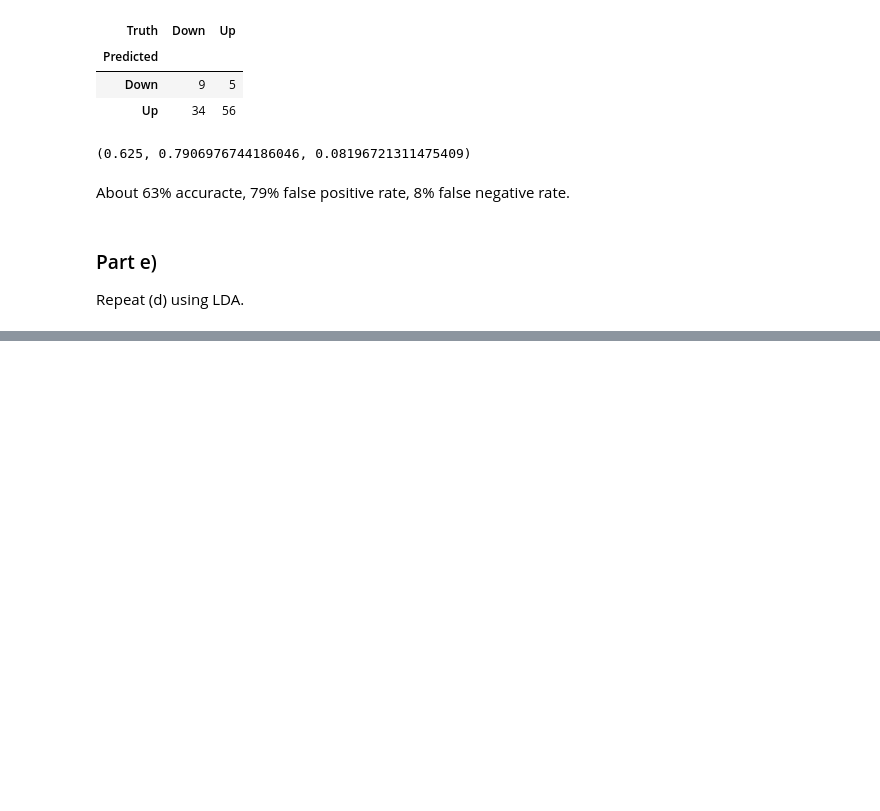
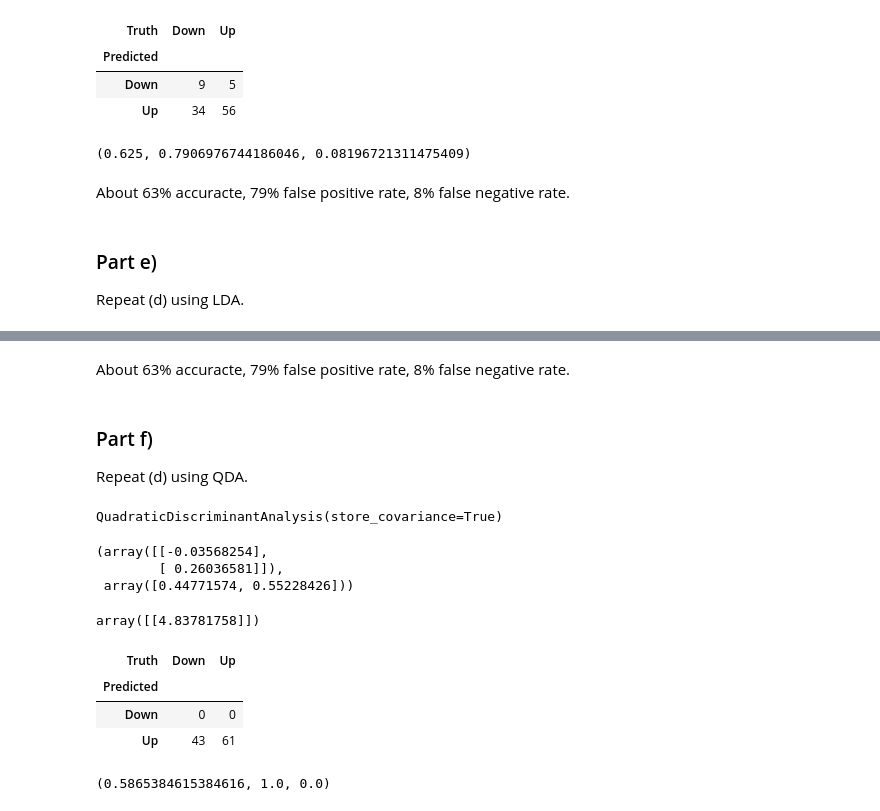
Before and after one commit to kmerkl22/k-s-ISL, a Jupyter notebook: Notebooks/Ch04-ISLexercises.ipynb, the cells around one changed output, grey strips where cells are left out. Drawn from its saved outputs; the diff is of its cells as text; code cells hidden in the pictures; blank space fills up the shorter version.

```diff
--- a/Notebooks/Ch04-ISLexercises.ipynb
+++ b/Notebooks/Ch04-ISLexercises.ipynb
@@ -185,3 +185,5 @@ About 63% accuracte, 79% false positive rate, 8% false negative rate.
 # %% [markdown]
 ### Part e)
 Repeat (d) using LDA.
+# %%
+lda = LDA(store_covariance=True)
@@ -187,0 +194,4 @@ Repeat (d) using LDA.
+# %%
+X_train, X_test = [M.drop(columns=['intercept'])
+                   for M in [X_train, X_test]]
+lda.fit(X_train, L_train)
@@ -187,0 +239,35 @@ Repeat (d) using LDA.
+# %% [markdown]
+About 63% accuracte, 79% false positive rate, 8% false negative rate.
+# %% [markdown]
+### Part f)
+Repeat (d) using QDA.
+# %%
+qda = QDA(store_covariance=True)
+qda.fit(X_train, L_train)
+# %% [output]
+QuadraticDiscriminantAnalysis(store_covariance=True)
+# %%
+
+qda.means_, qda.priors_
+# %% [output]
+(array([[-0.03568254],
+        [ 0.26036581]]),
+ array([0.44771574, 0.55228426]))
+# %%
+qda.covariance_[0]
+# %% [output]
+array([[4.83781758]])
+# %%
+qda_pred = qda.predict(X_test)
+ct=confusion_table(qda_pred, L_test)
+ct
+# %% [output]
+| Truth | Down | Up |
+| Predicted |  |  |
+| Down | 0 | 0 |
+| Up | 43 | 61 |
+# %%
+accuracy, fpr, fnr = get_stats_ct(ct)
+accuracy, fpr, fnr
+# %% [output]
+(0.5865384615384616, 1.0, 0.0)
```
Also changed, not shown: parts of 36 cells of this notebook.
